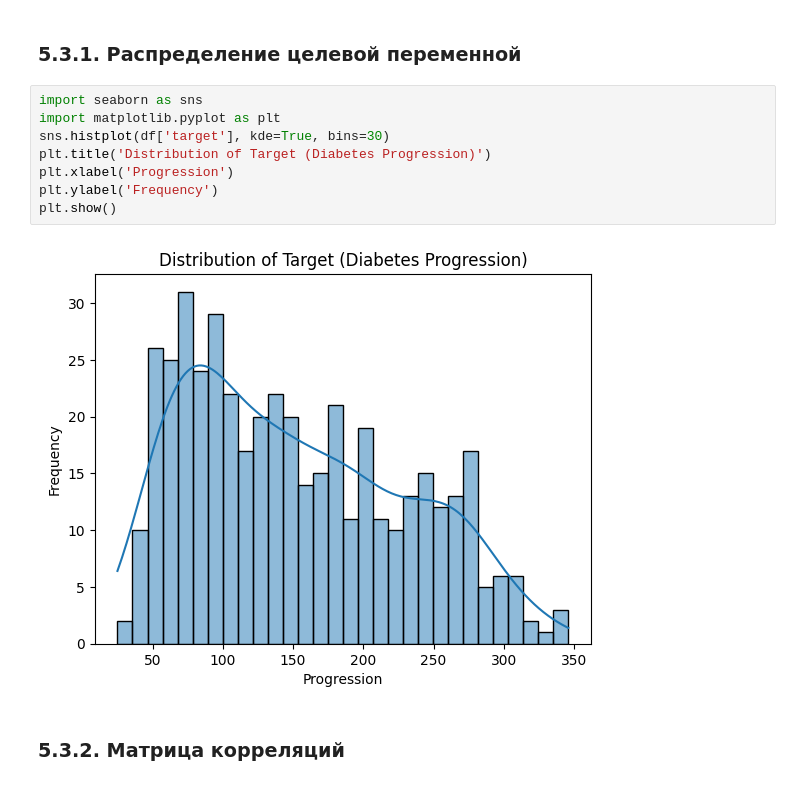
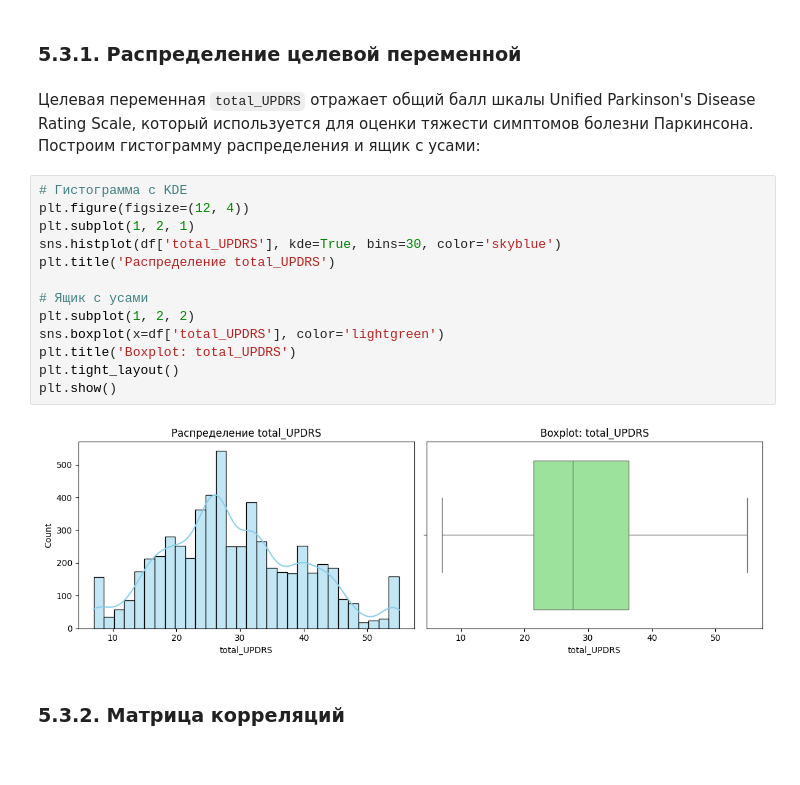
Before and after one commit to Ackrome/Course-work-TabFPN, a Jupyter notebook: work.ipynb, the cells around one changed output. Cells and saved outputs as stored; diff of their text form.

```diff
--- a/work.ipynb
+++ b/work.ipynb
@@ -1614,15 +1614,22 @@ X_train_diabetes, X_test_diabetes, y_train_diabetes, y_test_diabetes = train_tes
 ## 5.3. Визуализация данных
 # %% [markdown]
 ### 5.3.1. Распределение целевой переменной
-# %%
-import seaborn as sns
-import matplotlib.pyplot as plt
-sns.histplot(df['target'], kde=True, bins=30)
-plt.title('Distribution of Target (Diabetes Progression)')
-plt.xlabel('Progression')
-plt.ylabel('Frequency')
-plt.show()
-# %% [output]
-[figure, removed]
+# %% [markdown]
+Целевая переменная `total_UPDRS` отражает общий балл шкалы Unified Parkinson's Disease Rating Scale, который используется для оценки тяжести симптомов болезни Паркинсона. Построим гистограмму распределения и ящик с усами:
+# %%
+# Гистограмма с KDE
+plt.figure(figsize=(12, 4))
+plt.subplot(1, 2, 1)
+sns.histplot(df['total_UPDRS'], kde=True, bins=30, color='skyblue')
+plt.title('Распределение total_UPDRS')
+
+# Ящик с усами
+plt.subplot(1, 2, 2)
+sns.boxplot(x=df['total_UPDRS'], color='lightgreen')
+plt.title('Boxplot: total_UPDRS')
+plt.tight_layout()
+plt.show()
+# %% [output]
+[figure, added]
 # %% [markdown]
 ### 5.3.2. Матрица корреляций
```
Also changed, not shown: parts of 264 cells of this notebook, 2 other files.
